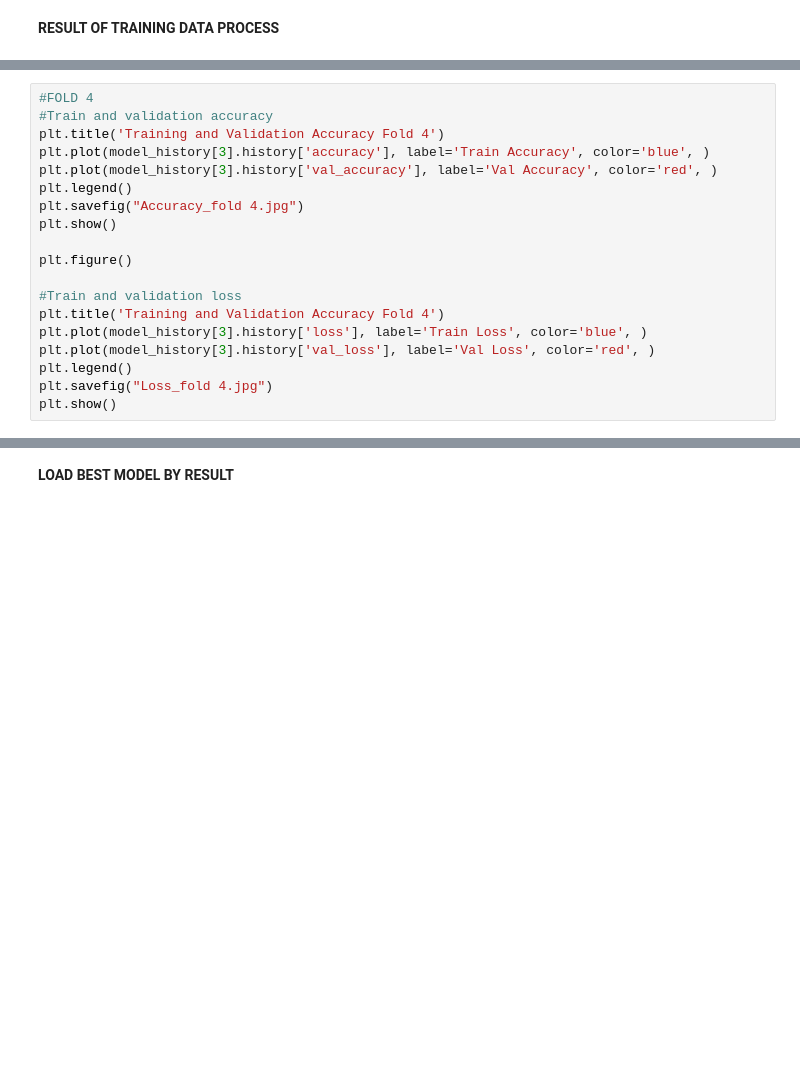
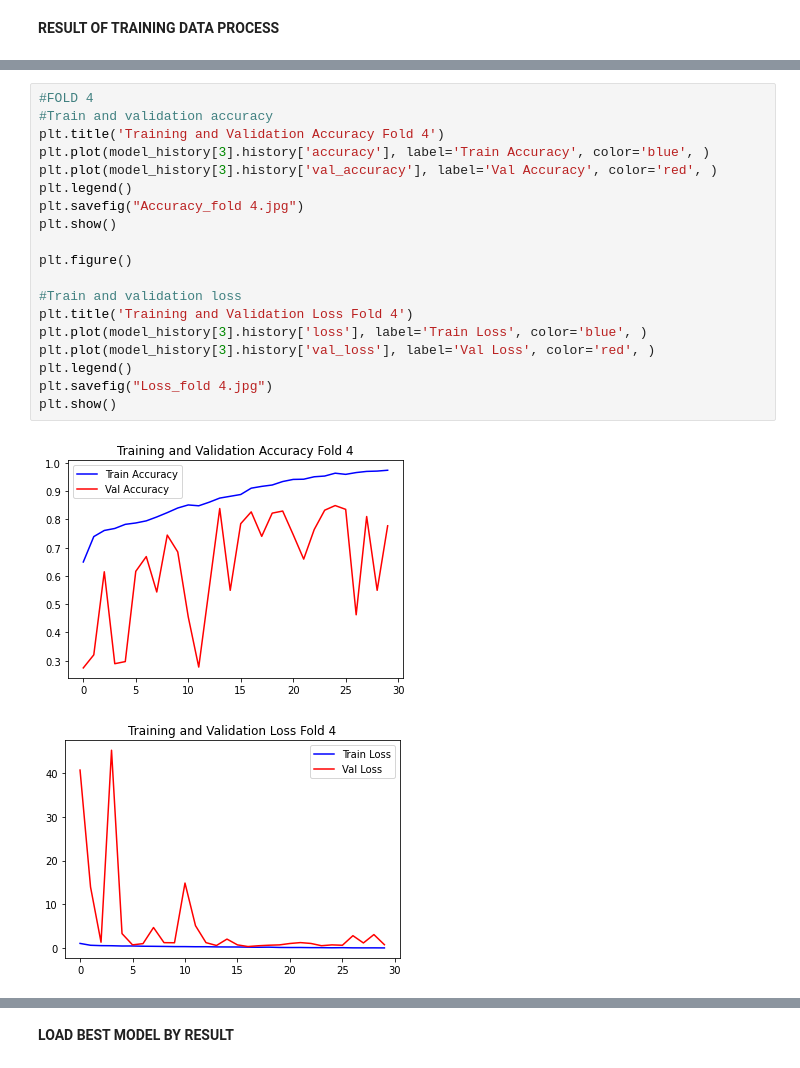
Before and after one commit to avishatr/TA, a Jupyter notebook: alexnet-corn-or-maize-disease-detectection.ipynb, the cells around one changed output, grey strips where cells are left out. Drawn from its saved outputs; the diff is of its cells as text; blank space fills up the shorter version.

```diff
--- a/alexnet-corn-or-maize-disease-detectection.ipynb
+++ b/alexnet-corn-or-maize-disease-detectection.ipynb
@@ -273,22 +328,25 @@ plt.show()
 # %%
 #FOLD 4
 #Train and validation accuracy
 plt.title('Training and Validation Accuracy Fold 4')
 plt.plot(model_history[3].history['accuracy'], label='Train Accuracy', color='blue', )
 plt.plot(model_history[3].history['val_accuracy'], label='Val Accuracy', color='red', )
 plt.legend()
 plt.savefig("Accuracy_fold 4.jpg")
 plt.show()
 
 plt.figure()
 
 #Train and validation loss
-plt.title('Training and Validation Accuracy Fold 4')
+plt.title('Training and Validation Loss Fold 4')
 plt.plot(model_history[3].history['loss'], label='Train Loss', color='blue', )
 plt.plot(model_history[3].history['val_loss'], label='Val Loss', color='red', )
 plt.legend()
 plt.savefig("Loss_fold 4.jpg")
 plt.show()
+# %% [output]
+[figure, added]
+[figure, added]
 # %%
 #FOLD 5
 #Train and validation accuracy
```
Also changed, not shown: parts of 19 cells of this notebook.
